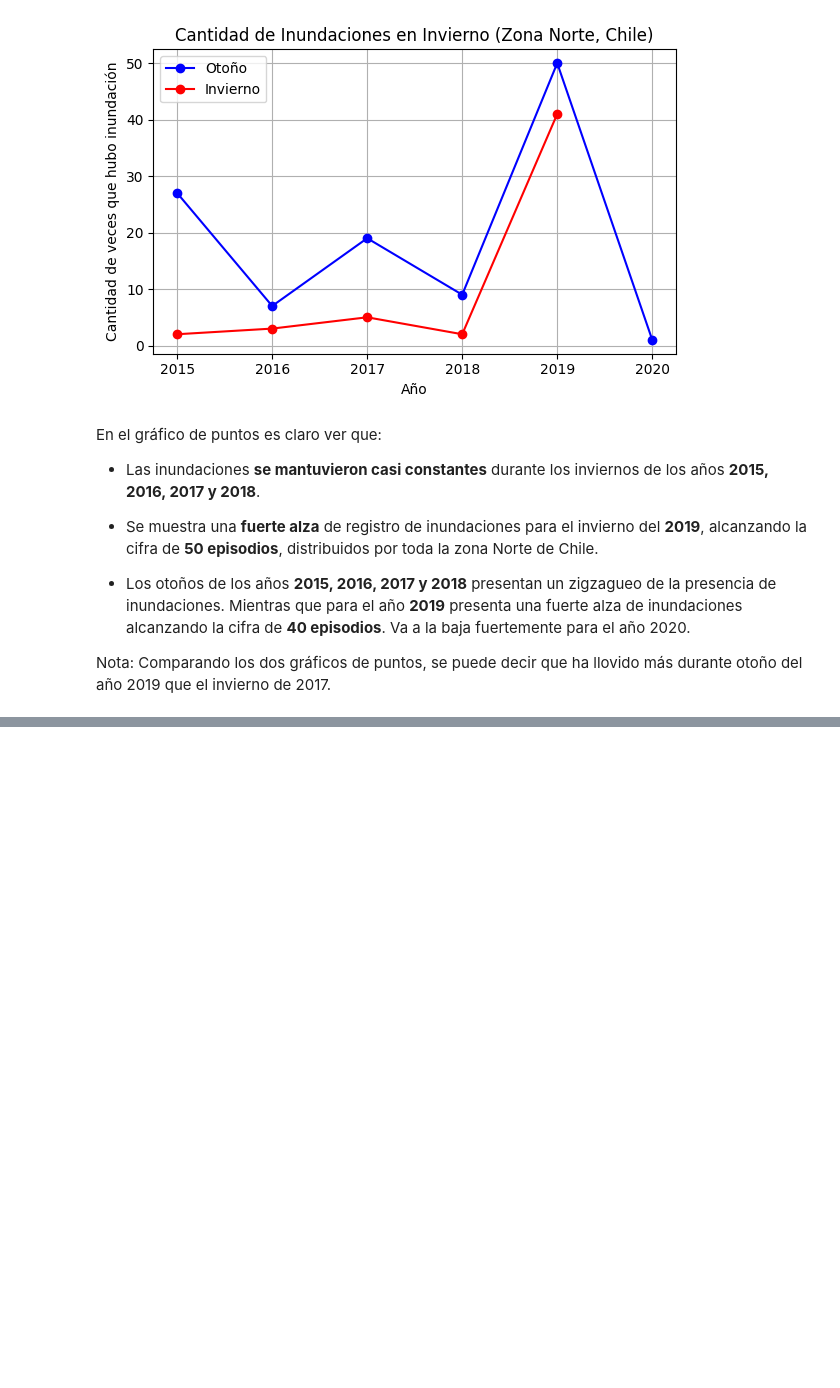
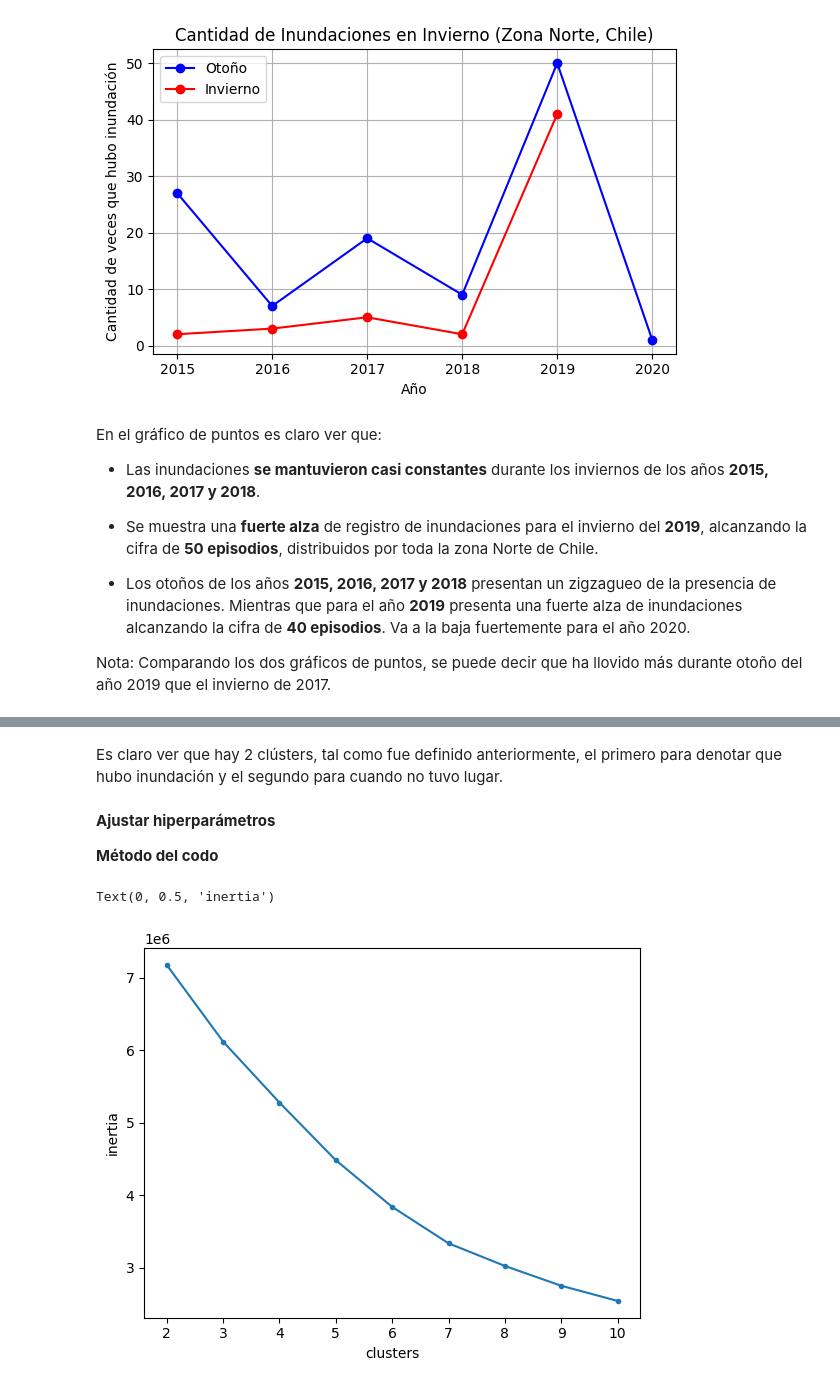
Before and after one commit to chernandezrojas1991/project-2-ml-precipitation-by-day-chile, a Jupyter notebook: project_2_ml_precipitation_by_day.ipynb, the cells around one changed output, grey strips where cells are left out. Drawn from its saved outputs; the diff is of its cells as text; code cells hidden in the pictures; blank space fills up the shorter version.

```diff
--- a/project_2_ml_precipitation_by_day.ipynb
+++ b/project_2_ml_precipitation_by_day.ipynb
@@ -478,0 +628,19 @@ Nota: Comparando los dos gráficos de puntos, se puede decir que ha llovido más
+# %% [markdown]
+Es claro ver que hay 2 clústers, tal como fue definido anteriormente, el primero para denotar que hubo inundación y el segundo para cuando no tuvo lugar.
+# %% [markdown]
+**Ajustar hiperparámetros**
+
+**Método del codo**
+# %%
+inertias = []
+for k in range(2,11):
+    kmeans = KMeans(n_clusters=k)
+    kmeans.fit(scaled_df)
+    inertias.append(kmeans.inertia_)
+#Visualize scores
+plt.plot(range(2,11), inertias, marker = '.')
+plt.xlabel('clusters')
+plt.ylabel('inertia')
+# %% [output]
+Text(0, 0.5, 'inertia')
+[figure, added]
```
Also changed, not shown: parts of 29 cells of this notebook.
